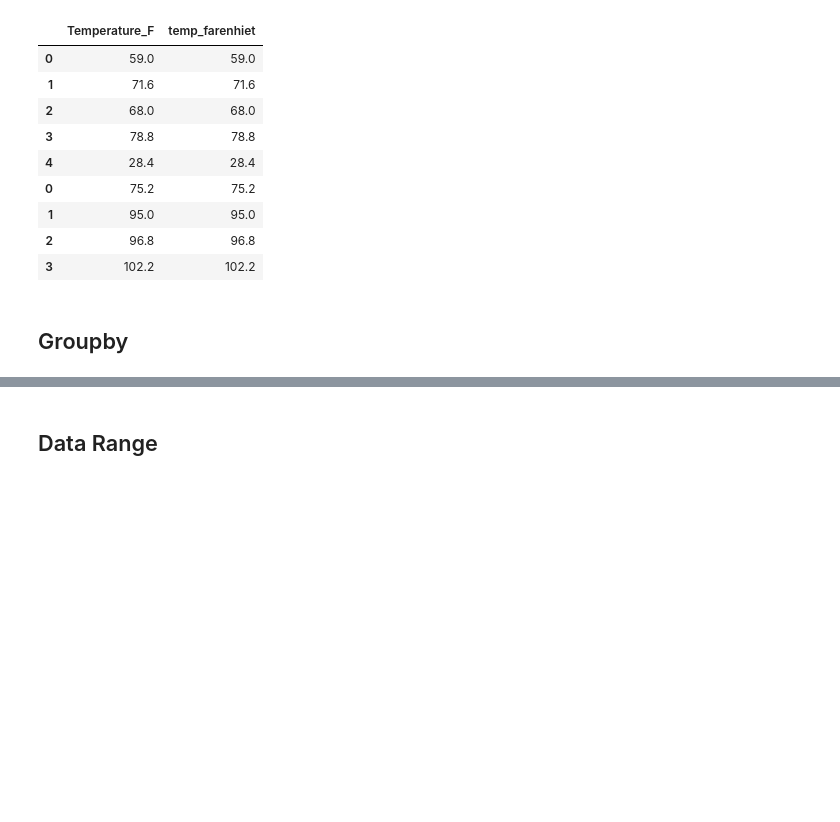
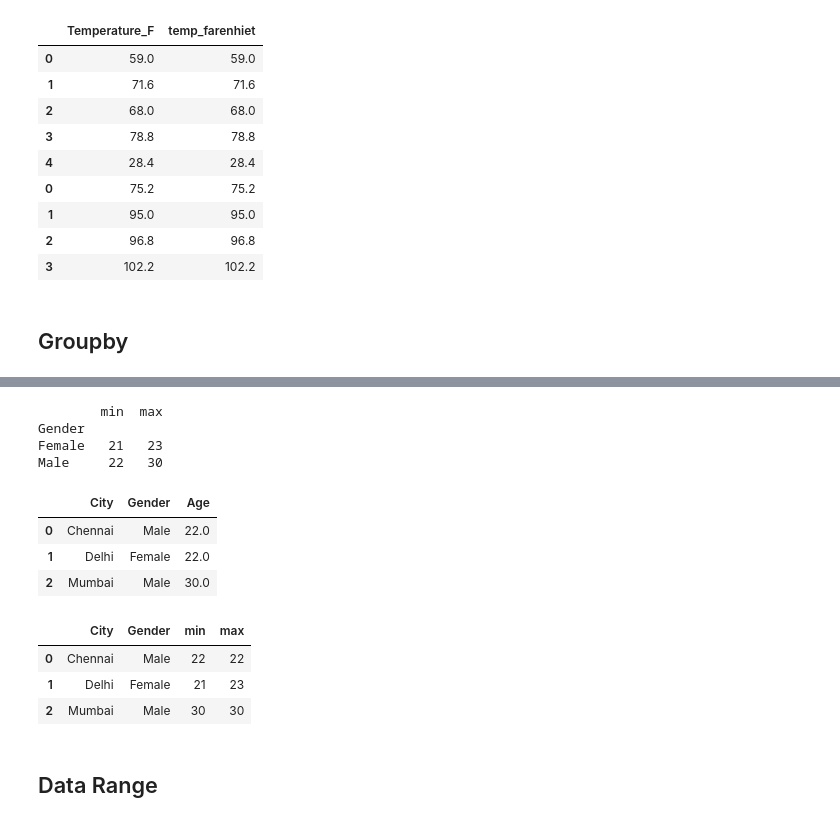
Before and after one commit to RaunakRana14/python-data-structure-assignment, a Jupyter notebook: Pandas Assignment Day 10.ipynb, the cells around one changed output, grey strips where cells are left out. Cells and saved outputs as stored; diff of their text form; code cells hidden in the pictures; blank space fills up the shorter version.

```diff
--- a/Pandas Assignment Day 10.ipynb
+++ b/Pandas Assignment Day 10.ipynb
@@ -492,3 +492,17 @@ d3.iloc[:, -2:]
 # Create a dataframe using dictionary of your choice
 
 # data =
+# Create a dataframe using dictionary of your choice
+
+import pandas as pd
+
+data = {
+    'Name': ['Raunak','Rivanshi', 'Bob', 'Charlie'],
+    'Age': [21,23, 30, 22],
+    'City':['Delhi','Delhi', 'Mumbai', 'Chennai'],
+    'Gender':['Female','Female','Male','Male']
+}
+
+df = pd.DataFrame(data)
+
+print(df)
@@ -499,9 +533,29 @@ d3.iloc[:, -2:]
 # %%
 # Use Groupby of single column with aggregate min() and max()
+result = df.groupby('Gender')['Age'].agg(['min', 'max'])
+
+print(result)
+# %% [output]
+        min  max
+Gender
+Female   21   23
+Male     22   30
 # %%
 # Use Groupby of any 2 columns with aggregate mean()
+df.groupby(['City', 'Gender'])['Age'].mean().reset_index()
+# %% [output]
+|  | City | Gender | Age |
+| 0 | Chennai | Male | 22.0 |
+| 1 | Delhi | Female | 22.0 |
+| 2 | Mumbai | Male | 30.0 |
 # %%
 # Use Groupby of any 2 columns with aggregate min() and max()
+df.groupby(['City', 'Gender'])['Age'].agg(['min', 'max']).reset_index()
+# %% [output]
+|  | City | Gender | min | max |
+| 0 | Chennai | Male | 22 | 22 |
+| 1 | Delhi | Female | 21 | 23 |
+| 2 | Mumbai | Male | 30 | 30 |
 # %% [markdown]
 ## Data Range
 # %% [markdown]
```
Also changed, not shown: parts of 11 cells of this notebook.
